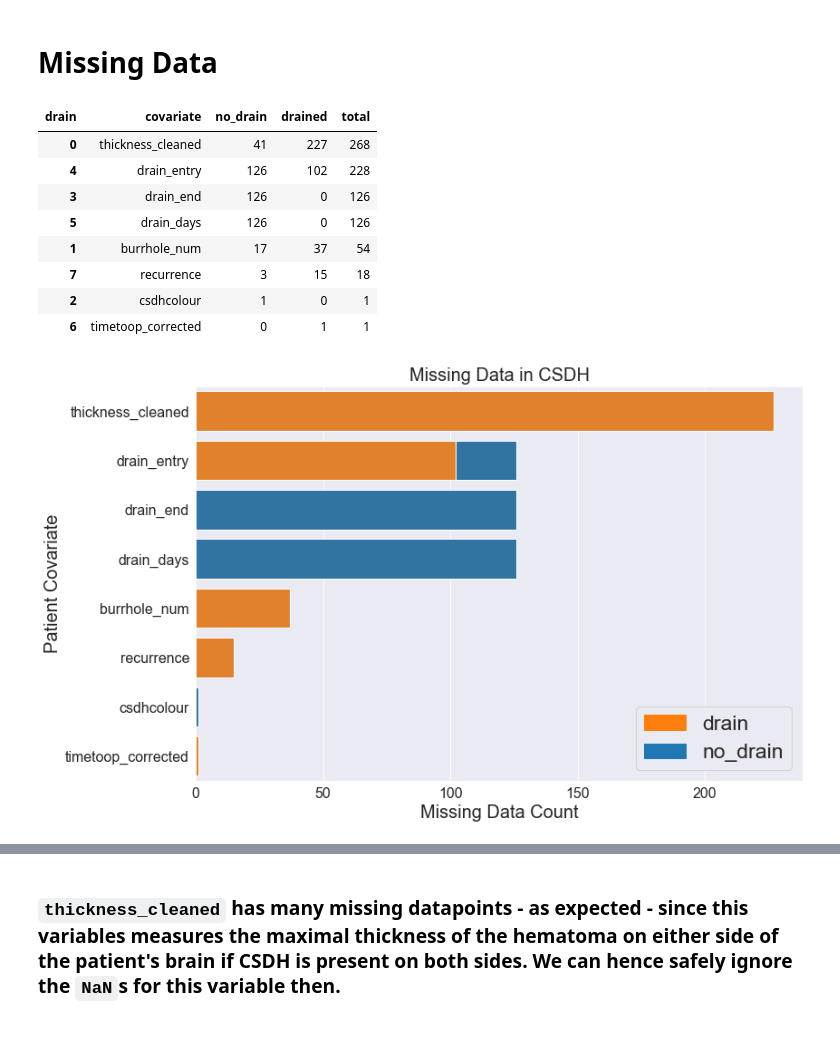
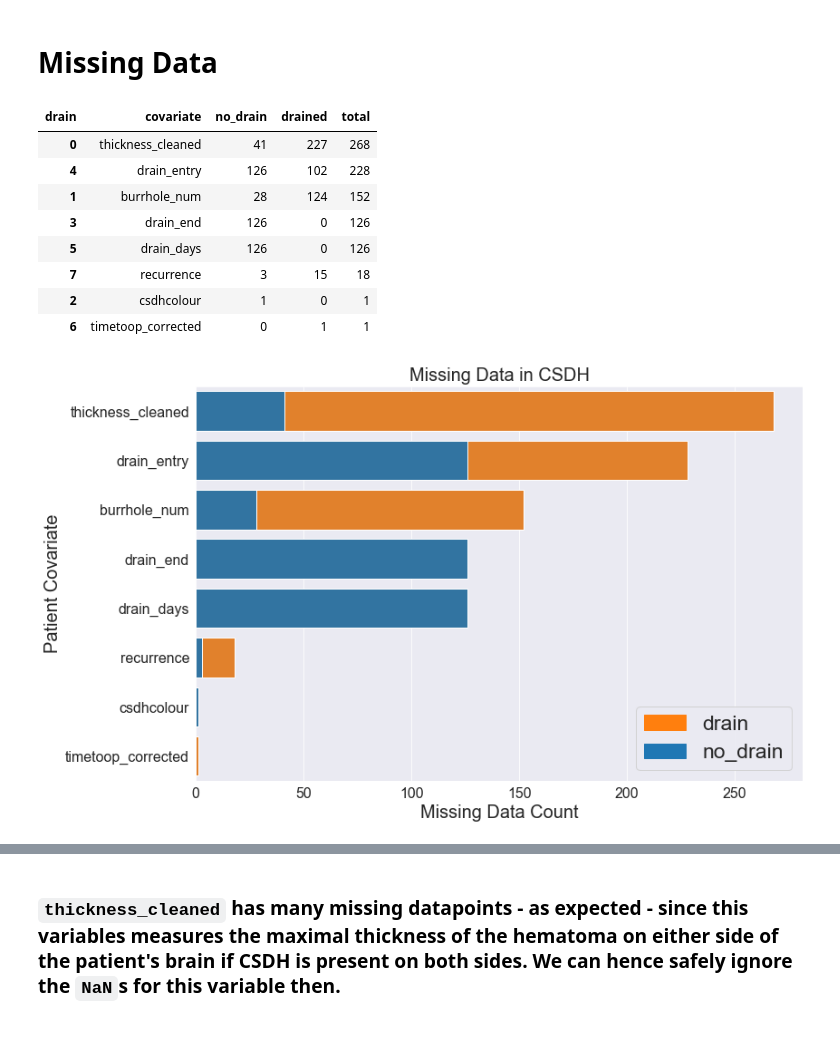
Before and after one commit to c-abbott/surviving-the-icu, a Jupyter notebook: notebooks/csdh_eda.ipynb, the cells around one changed output, grey strips where cells are left out. Drawn from its saved outputs; the diff is of its cells as text; code cells hidden in the pictures.

Commit message:
Fixed missing data plot and analyzed DAG vars

```diff
--- a/notebooks/csdh_eda.ipynb
+++ b/notebooks/csdh_eda.ipynb
@@ -106,0 +73,3 @@ csdh.describe()
+# %%
+# convert burrhole_num from object to int64
+csdh['burrhole_num'] = pd.to_numeric(csdh['burrhole_num'], errors='coerce')
@@ -225,21 +234,22 @@ md_df
 | drain | covariate | no_drain | drained | total |
 | 0 | thickness_cleaned | 41 | 227 | 268 |
 | 4 | drain_entry | 126 | 102 | 228 |
+| 1 | burrhole_num | 28 | 124 | 152 |
 | 3 | drain_end | 126 | 0 | 126 |
 | 5 | drain_days | 126 | 0 | 126 |
-| 1 | burrhole_num | 17 | 37 | 54 |
 | 7 | recurrence | 3 | 15 | 18 |
 | 2 | csdhcolour | 1 | 0 | 1 |
 | 6 | timetoop_corrected | 0 | 1 | 1 |
 # %%
 fig, ax = plt.subplots(1, 1, figsize=(12, 8))
-s1 = sns.barplot(y='covariate', x='no_drain', data=md_df, color=sns.color_palette('tab10')[0])
-s2 = sns.barplot(y='covariate', x='drained', data=md_df, color=sns.color_palette('tab10')[1])
+s1 = sns.barplot(y='covariate', x='total', data=md_df, color=sns.color_palette('tab10')[1])
+s2 = sns.barplot(y='covariate', x='no_drain', data=md_df, color=sns.color_palette('tab10')[0])
 ax.set(xlabel='Missing Data Count', ylabel='Patient Covariate', title='Missing Data in CSDH')
 drain_patch = mpatches.Patch(color=sns.color_palette('tab10')[1], label='drain')
 no_drain_patch = mpatches.Patch(color=sns.color_palette('tab10')[0], label='no_drain')
 
 ax.legend(handles=[drain_patch, no_drain_patch], loc='lower right', fontsize=23)
+plt.savefig('figs/missing_data')
 plt.show()
 # %% [output]
-[figure, old version]
+[figure, new version]
```
Also changed, not shown: parts of 30 cells of this notebook, 4 other files.
